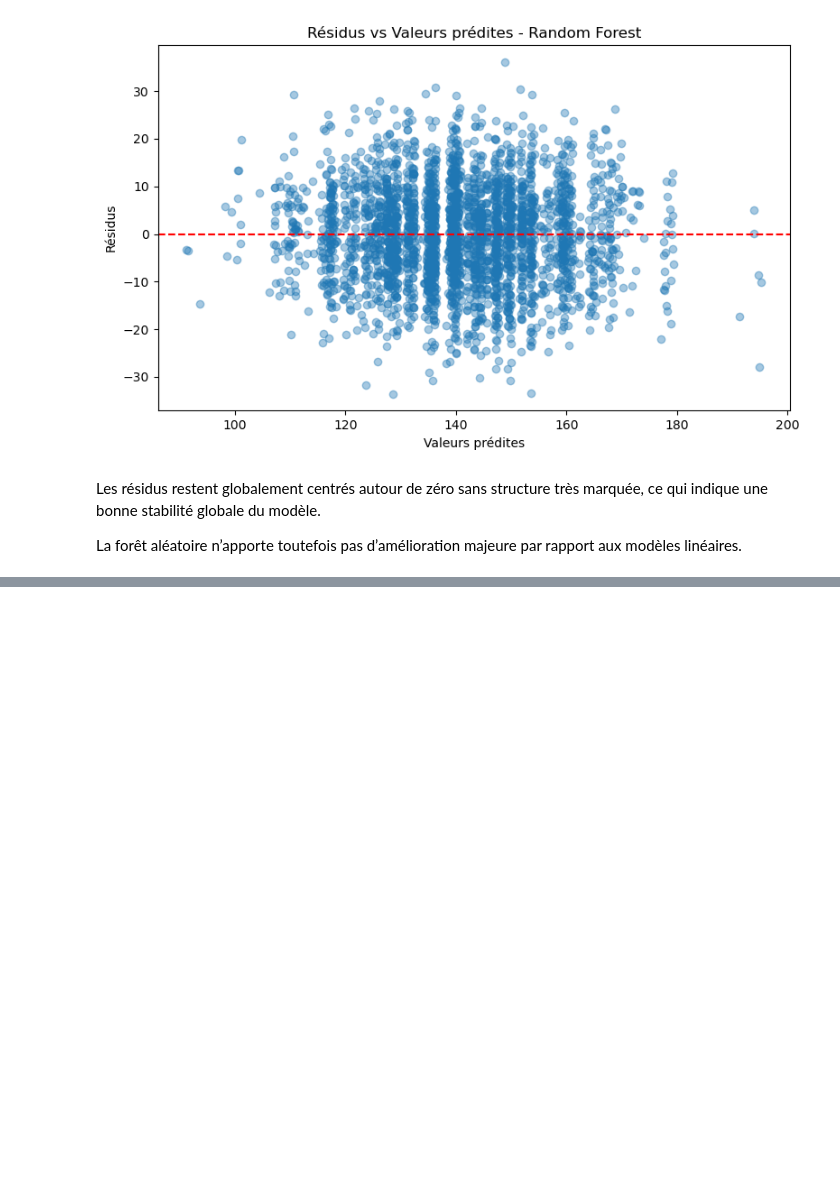
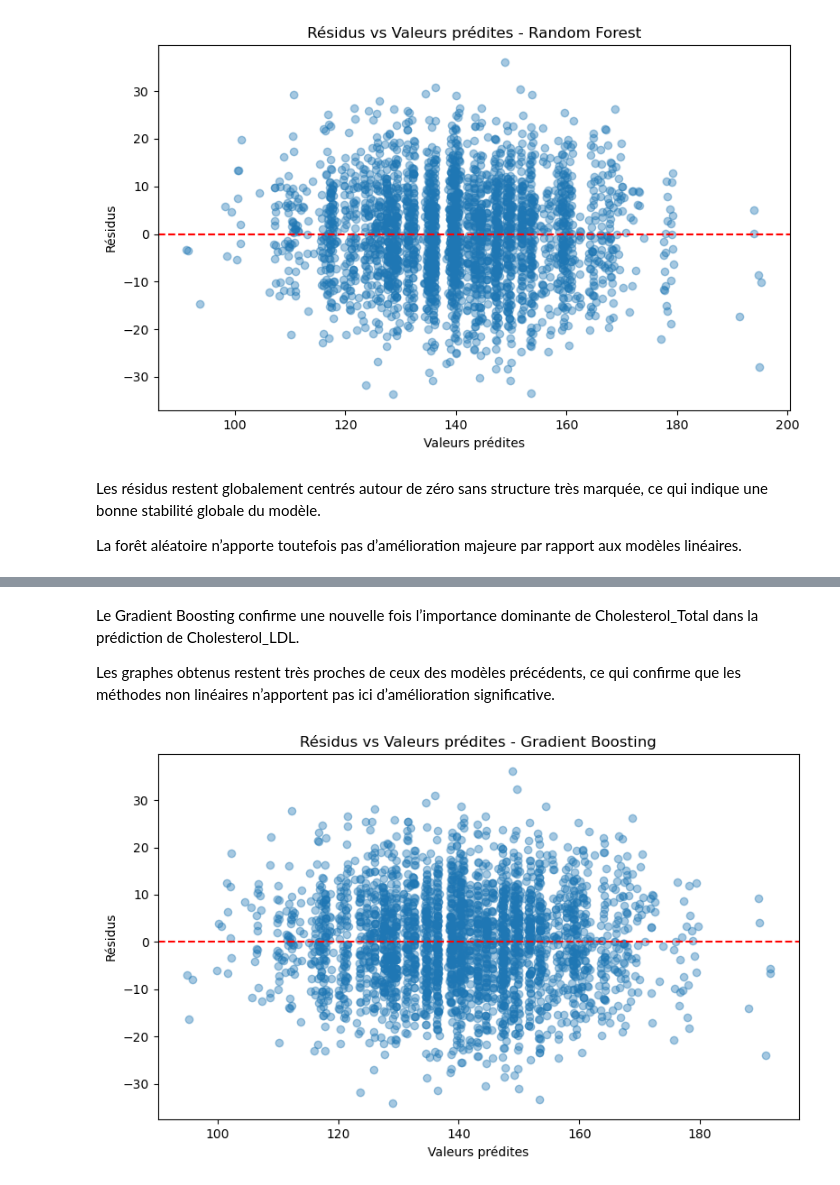
Before and after one commit to AhmedBousbih/Projet-Machine-learning, a Jupyter notebook: Projet_ML_py.ipynb, the cells around one changed output, grey strips where cells are left out. Saved outputs shown, nothing was run; the diff lists cells and outputs as text; code cells hidden in the pictures; blank space fills up the shorter version.

```diff
--- a/Projet_ML_py.ipynb
+++ b/Projet_ML_py.ipynb
@@ -1303,0 +1403,23 @@ La forêt aléatoire n’apporte toutefois pas d’amélioration majeure par rap
+# %% [markdown]
+Le Gradient Boosting confirme une nouvelle fois l’importance dominante de Cholesterol_Total dans la prédiction de Cholesterol_LDL.
+
+Les graphes obtenus restent très proches de ceux des modèles précédents, ce qui confirme que les méthodes non linéaires n’apportent pas ici d’amélioration significative.
+# %%
+# Résidus
+residus_gb = y_test_chol - y_pred_gb
+
+plt.figure(figsize=(8,5))
+
+plt.plot(y_pred_gb, residus_gb, "o", alpha=0.4)
+
+plt.axhline(0, color='red', linestyle='--')
+
+plt.xlabel("Valeurs prédites")
+plt.ylabel("Résidus")
+
+plt.title("Résidus vs Valeurs prédites - Gradient Boosting")
+
+plt.tight_layout()
+plt.show()
+# %% [output]
+[figure, added]
```
Also changed, not shown: parts of 8 cells of this notebook.
